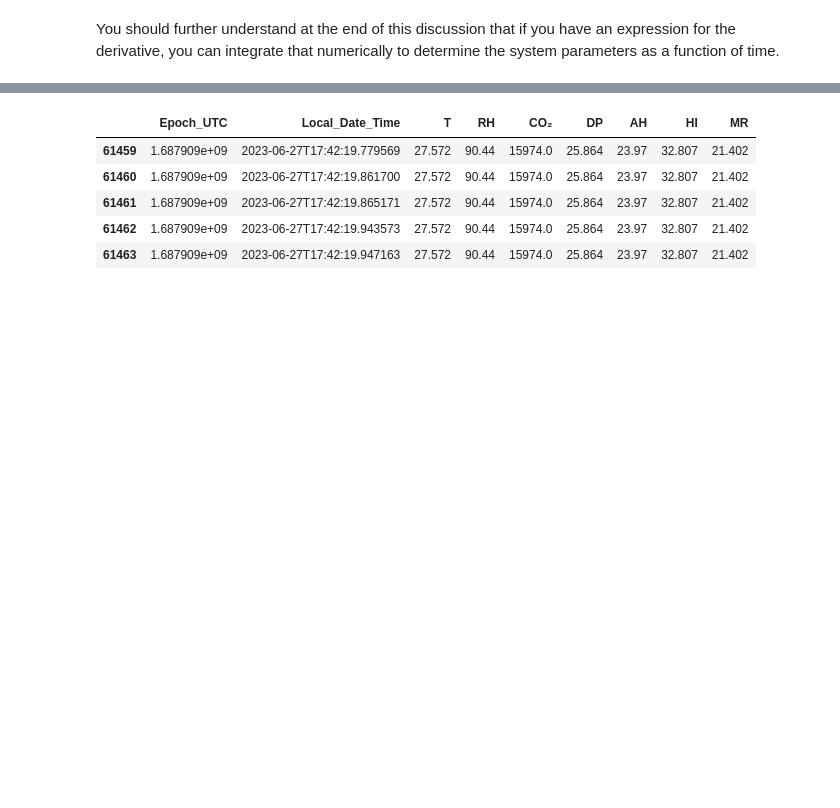
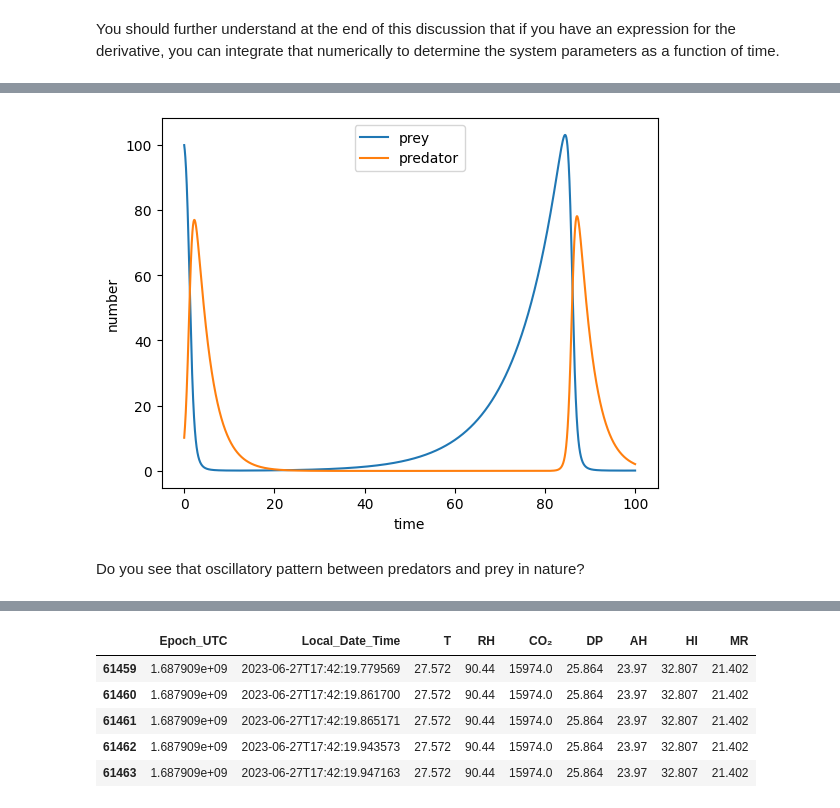
Before and after one commit to clint-bg/comptools, a Jupyter notebook: _build/jupyter_execute/lectures/07-DerivativesAgain.ipynb, the cells around one changed output, grey strips where cells are left out. Drawn from its saved outputs; the diff is of its cells as text; code cells hidden in the pictures; blank space fills up the shorter version.

```diff
--- a/_build/jupyter_execute/lectures/07-DerivativesAgain.ipynb
+++ b/_build/jupyter_execute/lectures/07-DerivativesAgain.ipynb
@@ -7,0 +18,47 @@ You should further understand at the end of this discussion that if you have an
+# %%
+#this calculates the number of predators and prey in a given time interval
+#and plots the results
+
+import numpy as np
+import matplotlib.pyplot as plt
+
+#initial conditions
+prey = 100
+predator = 10
+a = 0.1
+b = 0.02
+c = 0.3
+t = 0
+dt = 0.01
+tmax = 100
+
+#arrays to store the results
+prey_array = np.zeros(int(tmax/dt))
+predator_array = np.zeros(int(tmax/dt))
+time_array = np.zeros(int(tmax/dt))
+
+#loop over time
+for i in range(int(tmax/dt)):
+    #calculate the derivatives
+    dprey = a*prey - b*prey*predator
+    dpredator = -c*predator + b*prey*predator
+    #update the variables
+    prey += dprey*dt
+    predator += dpredator*dt
+    #store the results
+    prey_array[i] = prey
+    predator_array[i] = predator
+    time_array[i] = t
+    t += dt
+
+#plot the results
+plt.plot(time_array,prey_array,label='prey')
+plt.plot(time_array,predator_array,label='predator')
+plt.xlabel('time')
+plt.ylabel('number')
+plt.legend()
+plt.show()
+# %% [output]
+[figure, added]
+# %% [markdown]
+Do you see that oscillatory pattern between predators and prey in nature?
```
Also changed, not shown: parts of 16 cells of this notebook, 34 other files.
